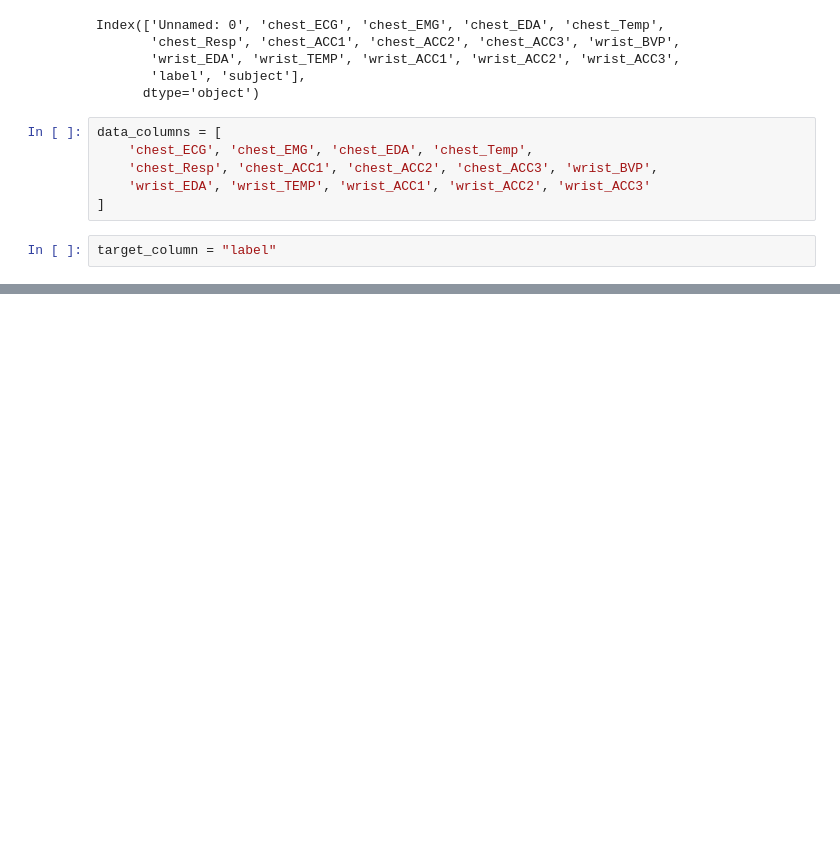
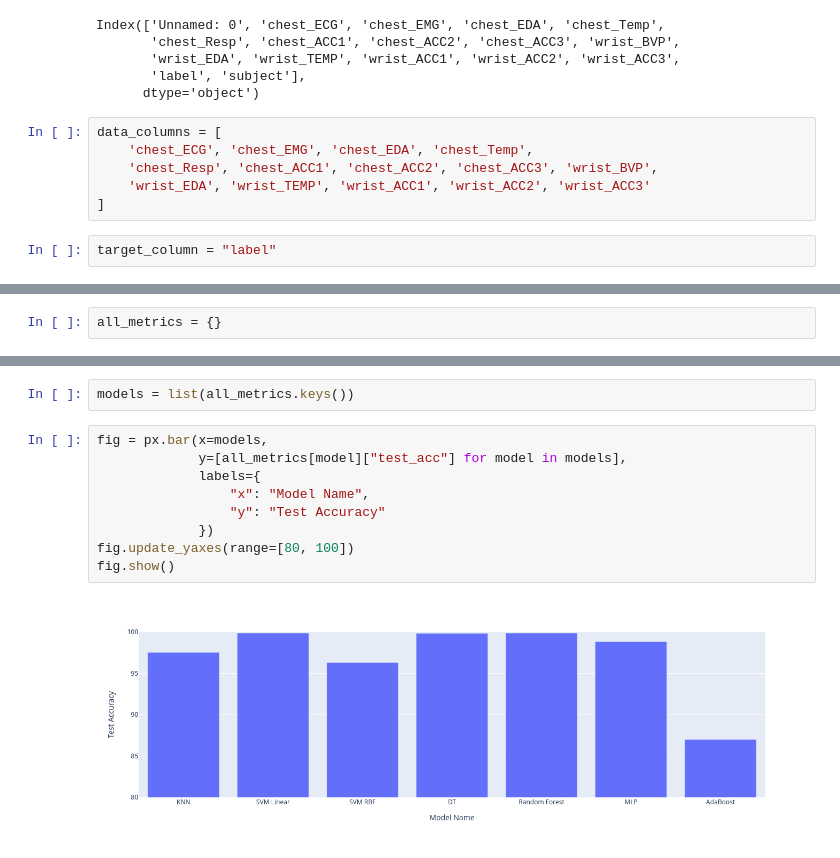
Before and after one commit to Samyak2/wesad, a Jupyter notebook: notebooks/Classification.ipynb, the cells around one changed output, grey strips where cells are left out. Saved outputs shown, nothing was run; the diff lists cells and outputs as text; blank space fills up the shorter version.

```diff
--- a/notebooks/Classification.ipynb
+++ b/notebooks/Classification.ipynb
@@ -95,0 +131,2 @@ Canvas(toolbar=Toolbar(toolitems=[('Home', 'Reset original view', 'home', 'home'
+# %%
+all_metrics = {}
@@ -95,0 +359,13 @@ Canvas(toolbar=Toolbar(toolitems=[('Home', 'Reset original view', 'home', 'home'
+# %%
+models = list(all_metrics.keys())
+# %%
+fig = px.bar(x=models,
+             y=[all_metrics[model]["test_acc"] for model in models],
+             labels={
+                 "x": "Model Name",
+                 "y": "Test Accuracy"
+             })
+fig.update_yaxes(range=[80, 100])
+fig.show()
+# %% [output]
+[figure, added]
```
Also changed, not shown: parts of 38 cells of this notebook.
